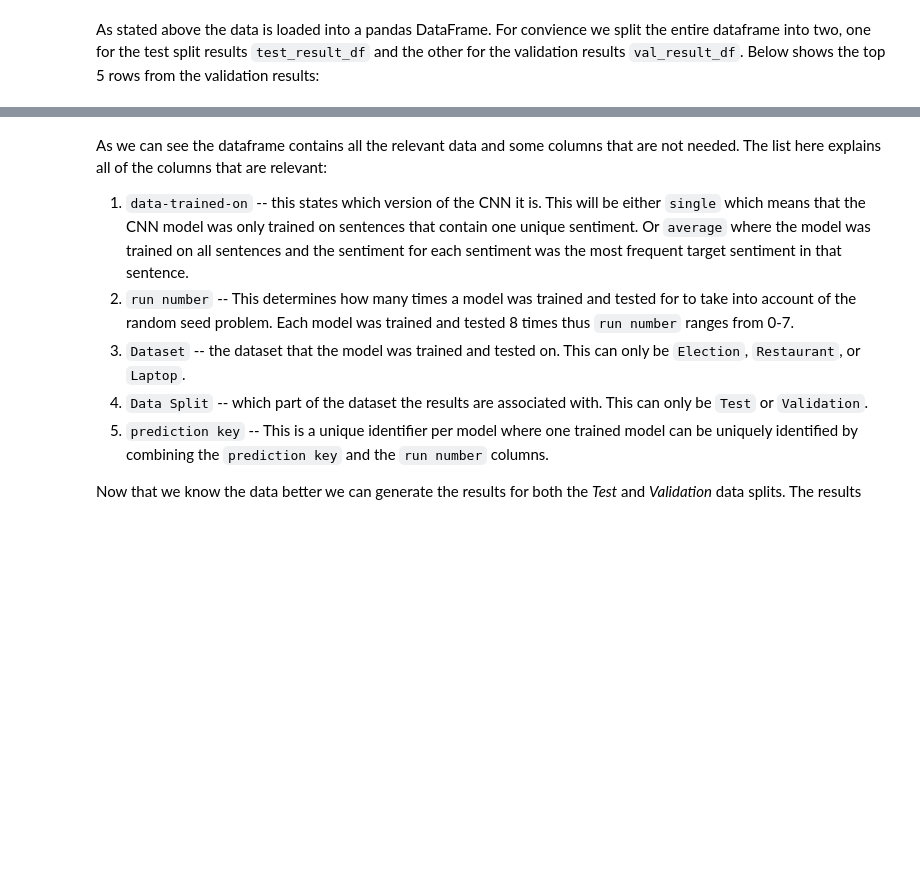
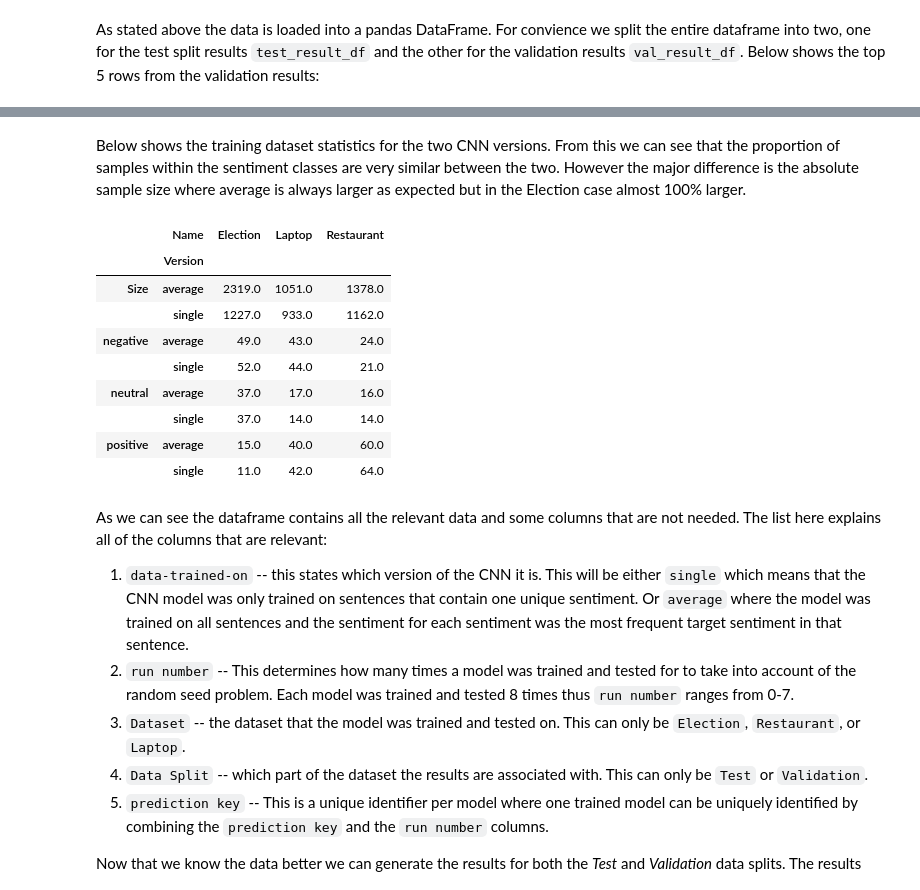
Before and after one commit to apmoore1/tdsa_comparisons, a Jupyter notebook: analysis/Baseline_non_target_results.ipynb, the cells around one changed output, grey strips where cells are left out. Drawn from its saved outputs; the diff is of its cells as text; code cells hidden in the pictures; blank space fills up the shorter version.

Commit message:
training stats update

```diff
--- a/analysis/Baseline_non_target_results.ipynb
+++ b/analysis/Baseline_non_target_results.ipynb
@@ -73,6 +109,25 @@ for cnn_version in cnn_versions:
 results_df = pd.concat(all_results, ignore_index=True)
 test_result_df = results_df[results_df['Data Split']=='Test']
 val_result_df = results_df[results_df['Data Split']=='Validation']
+
+training_dataset_stats: List[pd.DataFrame] = []
+for cnn_version in cnn_versions:
+  for dataset_name in dataset_names:
+    data_url = Path(result_base_url, cnn_version, f'{dataset_name}_dataset',
+                    'train.json')
+    data_url = f'https://{str(data_url)}'
+    with TemporaryDirectory() as temp_dir:
+      temp_file = Path(temp_dir, 'temp_file')
+      response = requests.get(data_url, stream=True)
+      with temp_file.open('wb+') as fp:
+        for chunk in response.iter_content(chunk_size=128):
+          fp.write(chunk)
+      data_collection = TargetTextCollection.load_json(temp_file)
+      data_collection.name = dataset_name.capitalize()
+      training_dataset_stats.append(get_dataset_stats(data_collection,
+                                    version=cnn_version))
+training_dataset_stats = pd.concat(training_dataset_stats, ignore_index=True,
+                                   sort=False)
 # %% [markdown]
 As stated above the data is loaded into a pandas DataFrame. For convience we split the entire dataframe into two, one for the test split results `test_result_df` and the other for the validation results `val_result_df`. Below shows the top 5 rows from the validation results:
 # %%
@@ -87,3 +142,20 @@ val_result_df.head()
+# %% [markdown]
+Below shows the training dataset statistics for the two CNN versions. From this we can see that the proportion of samples within the sentiment classes are very similar between the two. However the major difference is the absolute sample size where average is always larger as expected but in the Election case almost 100% larger.
+# %%
+pd.pivot_table(training_dataset_stats, index='Name',
+               values=['negative', 'neutral', 'positive', 'Size'],
+               columns='Version').T
+# %% [output]
+|  | Name | Election | Laptop | Restaurant |
+|  | Version |  |  |  |
+| Size | average | 2319.0 | 1051.0 | 1378.0 |
+|  | single | 1227.0 | 933.0 | 1162.0 |
+| negative | average | 49.0 | 43.0 | 24.0 |
+|  | single | 52.0 | 44.0 | 21.0 |
+| neutral | average | 37.0 | 17.0 | 16.0 |
+|  | single | 37.0 | 14.0 | 14.0 |
+| positive | average | 15.0 | 40.0 | 60.0 |
+|  | single | 11.0 | 42.0 | 64.0 |
 # %% [markdown]
 As we can see the dataframe contains all the relevant data and some columns that are not needed. The list here explains all of the columns that are relevant:
 1. `data-trained-on` -- this states which version of the CNN it is. This will be either `single` which means that the CNN model was only trained on sentences that contain one unique sentiment. Or `average` where the model was trained on all sentences and the sentiment for each sentiment was the most frequent target sentiment in that sentence.
```
Also changed, not shown: parts of 7 cells of this notebook.
